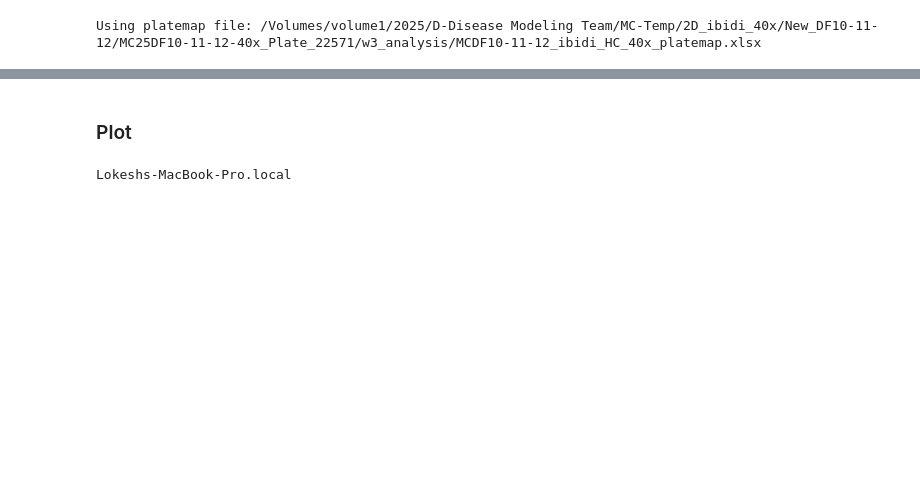
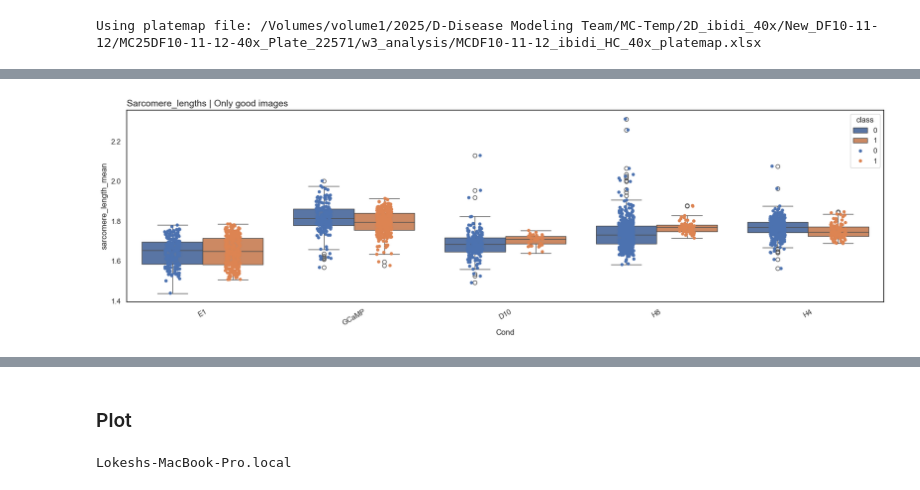
Before and after one commit to heartbeatbio/hbbnotebooks, a Jupyter notebook: LP/sarcomere_analysis_sarcasm_v1.ipynb, the cells around one changed output, grey strips where cells are left out. Drawn from its saved outputs; the diff is of its cells as text; code cells hidden in the pictures; blank space fills up the shorter version.

Commit message:
added anova and feature plots

```diff
--- a/LP/sarcomere_analysis_sarcasm_v1.ipynb
+++ b/LP/sarcomere_analysis_sarcasm_v1.ipynb
@@ -8,7 +8,7 @@ bad_data_folder = (r'/Volumes/volume1/2025/D-Disease Modeling Team/MC-Temp/sarco
 good_data_folder = (r'/Volumes/volume1/2025/D-Disease Modeling Team/MC-Temp/sarcomere_training/goodv1')
 
 
-parent_folder = (r'/Volumes/volume1/2025/D-Disease Modeling Team/MC-Temp/2D_ibidi_40x/New_DF10-11-12/MC25DF10-11-12-40x_Plate_22571/w3_analysis')
+parent_folder = (r'/Volumes/volume1/2025/D-Disease Modeling Team/MC-Temp/2D_ibidi_40x/New_DF10-11-12/MC25DF10-11-12-40x_Plate_22571/w3')
 # %%
 from pathlib import Path
 import numpy as np
@@ -80,7 +82,7 @@ import pandas as pd
 import shutil
 
 # ============ USER EDITS ============
-parent_folder = "/path/to/your/folder"   # <-- set this
+#parent_folder = "/path/to/your/folder"   # <-- set this
 input_dir = Path(parent_folder)
 # ====================================
 
@@ -452,6 +465,7 @@ def run_sarc_pred(sarc_features):
     sarc_features= sarc_features.loc[~pd.isna(sarc_features['domain_area_mean']),:]
     sarc_features= sarc_features.loc[~pd.isna(sarc_features['z_intensity_mean']),:]
     sarc_features = sarc_features.drop(columns=['frametime','timestamps','time','channel'])
+    sarc_features = sarc_features.loc[sarc_features.isna().apply('sum',axis=1)==0,:]
     predict_df = sarc_features.loc[:,[x for x in train_df.columns if 'class' not in x]]
     sarc_features['class'] = pipeline.predict(predict_df)
     return sarc_features
@@ -547,0 +575,11 @@ Using platemap file: /Volumes/volume1/2025/D-Disease Modeling Team/MC-Temp/2D_ib
+# %%
+plotdf = predict_df
+sns.set_theme(rc={'figure.figsize':(20.7,5.27)},style='white')
+ax = sns.boxplot(plotdf,x='Cond',y='sarcomere_length_mean',hue='class')
+sns.stripplot(data=plotdf, x="Cond", y="sarcomere_length_mean",hue='class',
+              ax=ax,dodge=True)
+plt.xticks(rotation=30)
+plt.title('Sarcomere_lengths | Only good images ',loc='left',size=14)
+plt.show()
+# %% [output]
+[figure, added]
```
Also changed, not shown: parts of 19 cells of this notebook.
